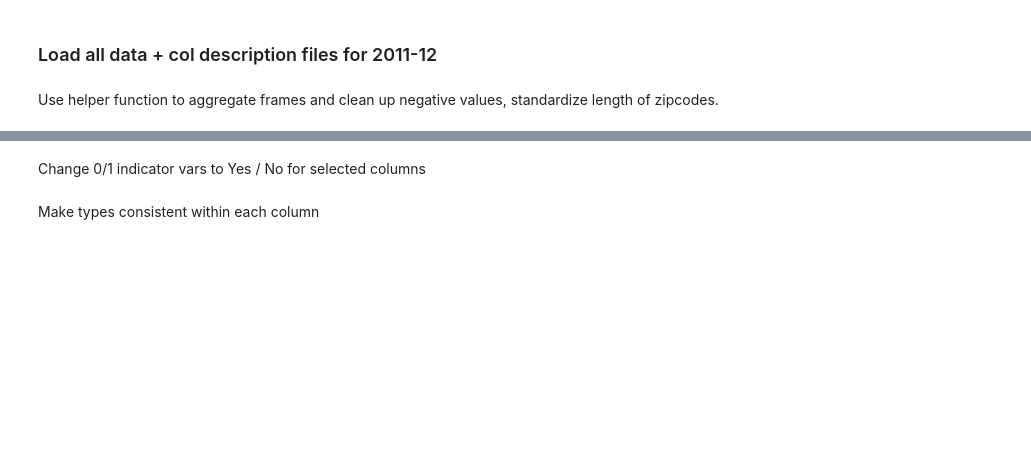
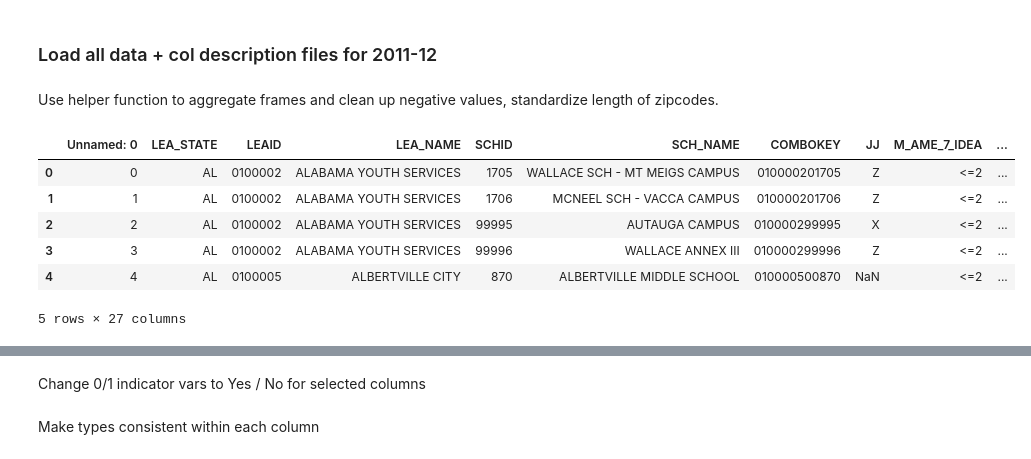
Before and after one commit to Discriminology/Educational-Equity-Data-Commons, a Jupyter notebook: data_processing.ipynb, the cells around one changed output, grey strips where cells are left out. Drawn from its saved outputs; the diff is of its cells as text; code cells hidden in the pictures; blank space fills up the shorter version.

```diff
--- a/data_processing.ipynb
+++ b/data_processing.ipynb
@@ -165,3 +169,13 @@ desc_frames_1112 = [df1_desc_1112, df2_desc_1112, df3_desc_1112, df4_desc_1112,
                     df13_desc_1112, df14_desc_1112, df15_desc_1112, df16_desc_1112]
 # %% [markdown]
 Use helper function to aggregate frames and clean up negative values, standardize length of zipcodes.
+# %%
+df2_1112.head()
+# %% [output]
+|  | Unnamed: 0 | LEA_STATE | LEAID | LEA_NAME | SCHID | SCH_NAME | COMBOKEY | JJ | M_AME_7_IDEA | ... |
+| 0 | 0 | AL | 0100002 | ALABAMA YOUTH SERVICES | 1705 | WALLACE SCH - MT MEIGS CAMPUS | 010000201705 | Z | <=2 | ... |
+| 1 | 1 | AL | 0100002 | ALABAMA YOUTH SERVICES | 1706 | MCNEEL SCH - VACCA CAMPUS | 010000201706 | Z | <=2 | ... |
+| 2 | 2 | AL | 0100002 | ALABAMA YOUTH SERVICES | 99995 | AUTAUGA CAMPUS | 010000299995 | X | <=2 | ... |
+| 3 | 3 | AL | 0100002 | ALABAMA YOUTH SERVICES | 99996 | WALLACE ANNEX III | 010000299996 | Z | <=2 | ... |
+| 4 | 4 | AL | 0100005 | ALBERTVILLE CITY | 870 | ALBERTVILLE MIDDLE SCHOOL | 010000500870 | NaN | <=2 | ... |
+5 rows × 27 columns
```
Also changed, not shown: parts of 25 cells of this notebook.
